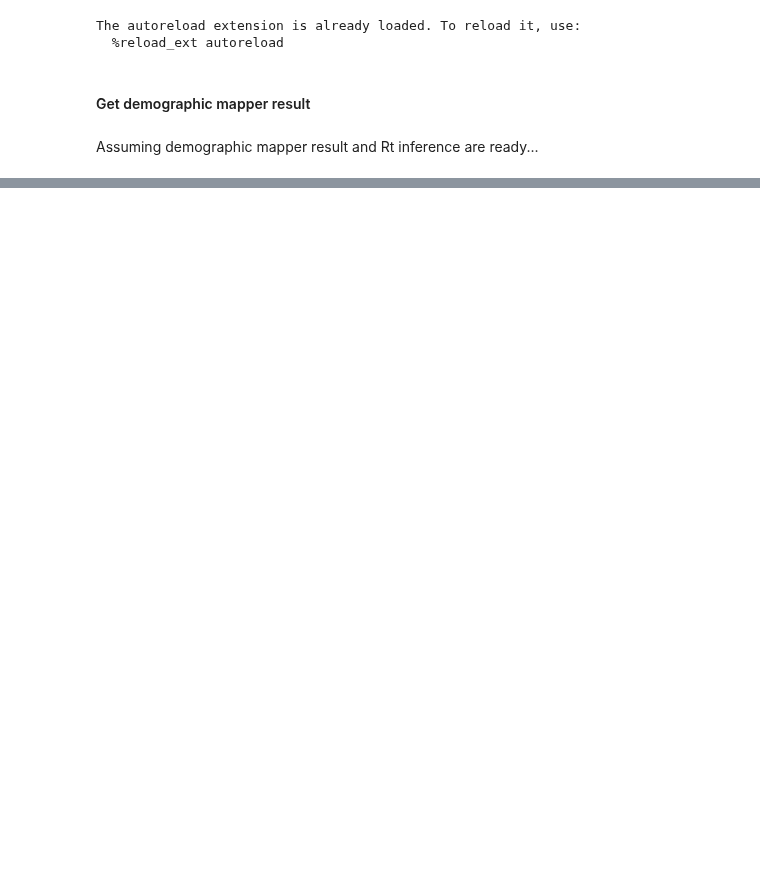
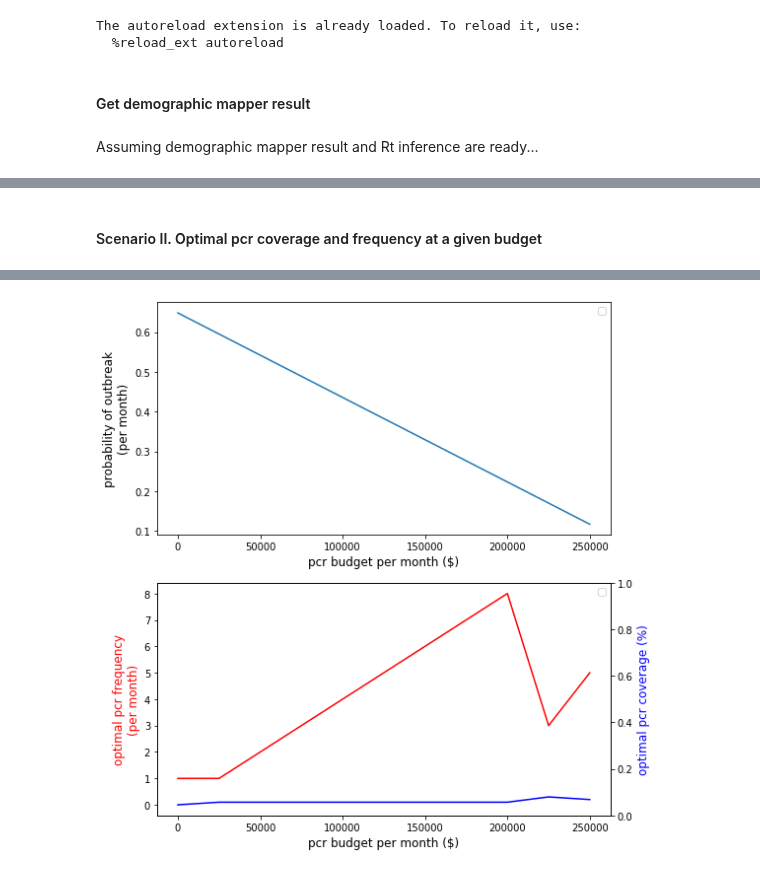
Before and after one commit to act-now-coalition/covid-data-model, a Jupyter notebook: testing_strategy_simulation.ipynb, the cells around one changed output, grey strips where cells are left out. Saved outputs shown, nothing was run; the diff lists cells and outputs as text; code cells hidden in the pictures; blank space fills up the shorter version.

```diff
--- a/testing_strategy_simulation.ipynb
+++ b/testing_strategy_simulation.ipynb
@@ -64,0 +68,9 @@ ts.optimize(by='net_cost')
+# %%
+ts = TestStrategySimulator(fips=FIPS,
+                               antibody_coverage = [1],
+                               date=Rt.index[-1],
+                               max_pcr_cost_per_month=100000)
+
+ts.run()
+optimized = ts.optimize(by='outbreak_prob')
+params, metrics = ts.reformat_optimization_results(optimized)
@@ -64,0 +102,2 @@ ts.optimize(by='net_cost')
+# %% [markdown]
+#### Scenario II. Optimal pcr coverage and frequency at a given budget
@@ -64,0 +132,27 @@ ts.optimize(by='net_cost')
+# %%
+fig, axes = plt.subplots(nrows=2, ncols=1, figsize=(8, 8))
+
+# optimal outbreak probability
+test_results.plot(x='pcr_test_costs_per_month', y='outbreak_prob', ax=axes[0], label='')
+axes[0].set_ylabel('probability of outbreak\n(per month)', fontsize=12)
+
+# optimal pcr frequency
+test_results.plot(x='pcr_test_costs_per_month', y='pcr_frequency_per_month',
+                  ax=axes[1], color='r', label='')
+axes[1].set_ylabel('optimal pcr frequency\n(per month)', color='r', fontsize=12)
+
+# optimal pcr coverage
+ax2 = axes[1].twinx()
+test_results.plot(x='pcr_test_costs_per_month', y='pcr_coverage',
+                  ax=axes[1], color='b', label='')
+ax2.set_ylabel('optimal pcr coverage (%)', color='b', fontsize=12)
+
+
+axes[0].legend(loc='best')
+axes[1].legend(loc='best')
+axes[0].set_xlabel('pcr budget per month ($)', fontsize=12)
+axes[1].set_xlabel('pcr budget per month ($)', fontsize=12)
+
+fig.tight_layout()
+plt.show()
+# %% [output]
@@ -64,0 +161 @@ ts.optimize(by='net_cost')
+[figure, added]
```
Also changed, not shown: parts of 17 cells of this notebook.
